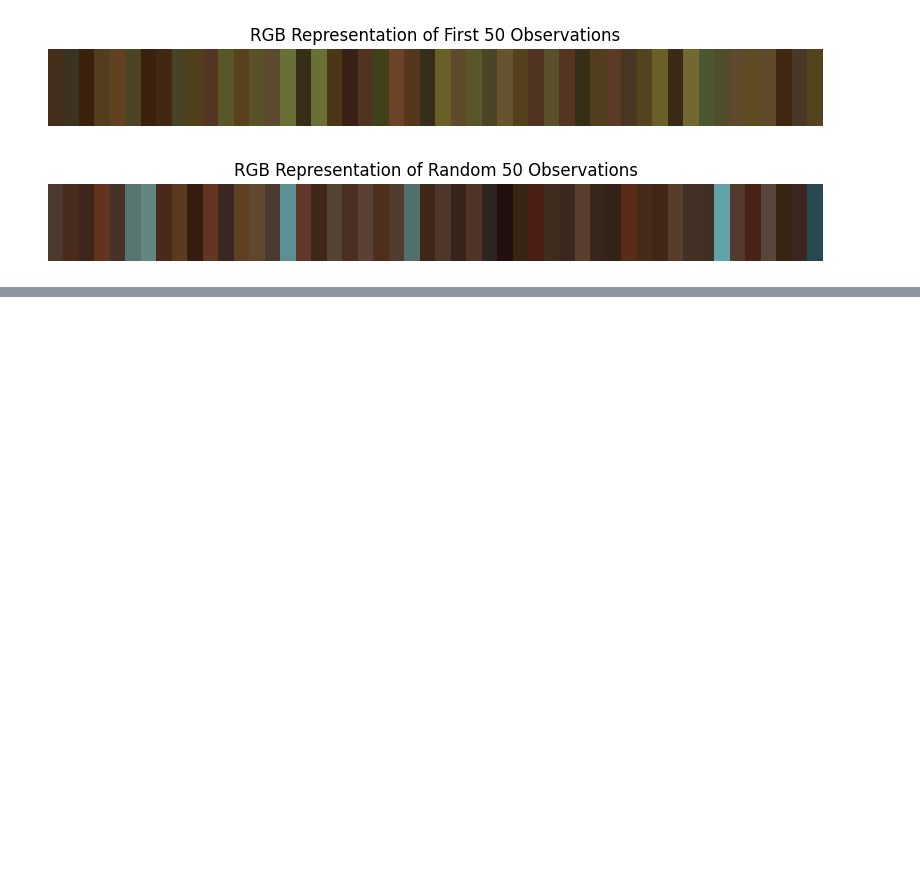
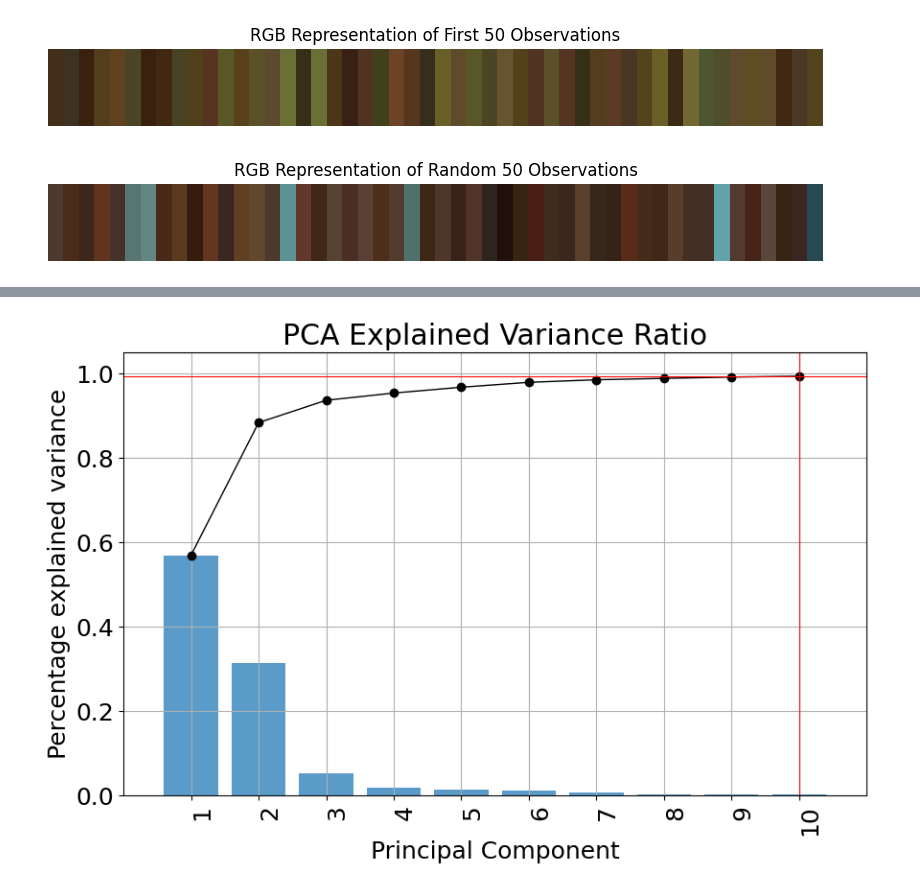
Before and after one commit to sophisticated21/ADAML-spectral-soft-sensor, a Jupyter notebook: part1.ipynb, the cells around one changed output, grey strips where cells are left out. Cells and saved outputs as stored; diff of their text form; code cells hidden in the pictures; blank space fills up the shorter version.

```diff
--- a/part1.ipynb
+++ b/part1.ipynb
@@ -188,0 +197,8 @@ plt.show()
+# %%
+wavelengths = [int(i) for i in bands_df.columns.to_list()]
+scaler = StandardScaler()
+X_scaled = scaler.fit_transform(bands_df)
+
+print("Data standardized successfully")
+print(f"Mean after scaling: {X_scaled.mean():.6f}")
+print(f"Std after scaling: {X_scaled.std():.6f}")
@@ -188,0 +235,4 @@ plt.show()
+# %%
+model = pca(normalize=False, n_components=10)
+# Fit transform and include the column labels and row labels
+results = model.fit_transform(X_scaled, col_labels=wavelengths)
@@ -188,0 +248,5 @@ plt.show()
+# %%
+# Make plot
+fig, ax = model.plot(figsize=(10,6), title="PCA Explained Variance Ratio")
+# %% [output]
+[figure, added]
```
Also changed, not shown: parts of 15 cells of this notebook, 1 other file.
